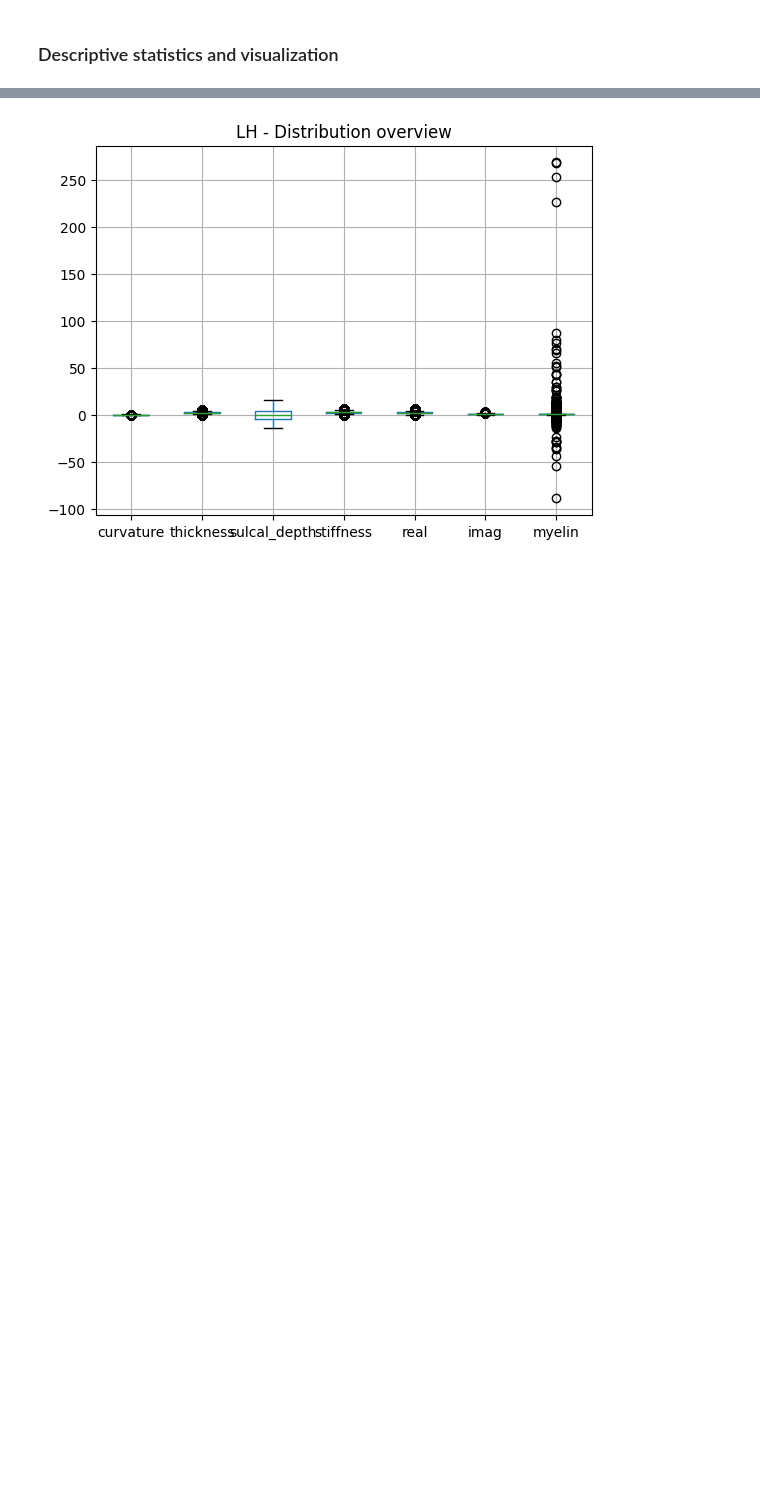
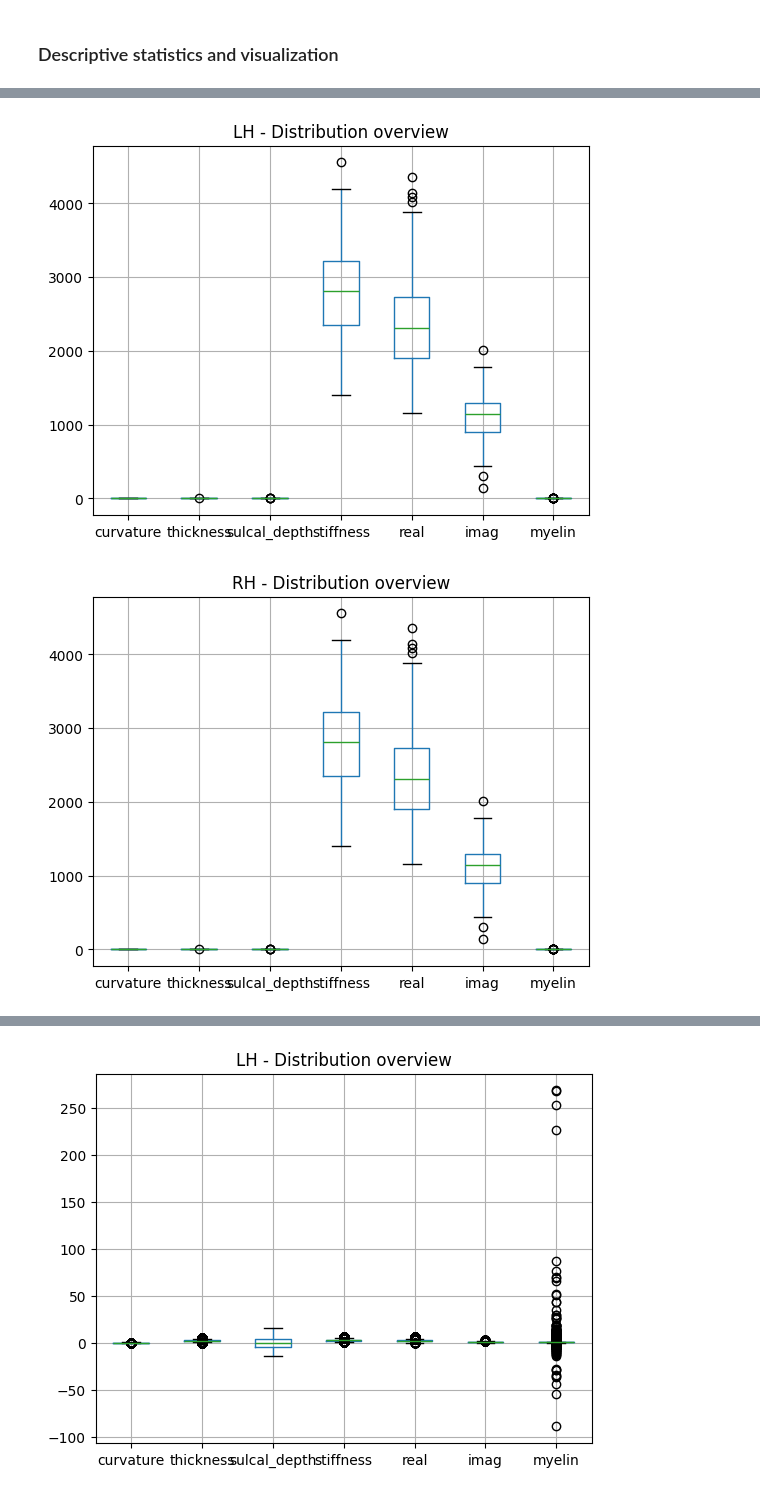
Before and after one commit to oana226/thesis, a Jupyter notebook: Statistics.ipynb, the cells around one changed output, grey strips where cells are left out. Cells and saved outputs as stored; diff of their text form; code cells hidden in the pictures; blank space fills up the shorter version.

```diff
--- a/Statistics.ipynb
+++ b/Statistics.ipynb
@@ -124,0 +251,9 @@ rh -88.70064074702577 268.28192951844795 0.5149783843283172
+# %%
+import matplotlib.pyplot as plt
+for hemi in ["lh","rh"]:
+    df_regions.boxplot()
+    plt.title(f"{hemi.upper()} - Distribution overview")
+    plt.show()
+# %% [output]
+[figure, added]
+[figure, added]
```
Also changed, not shown: parts of 32 cells of this notebook, 1 other file.
